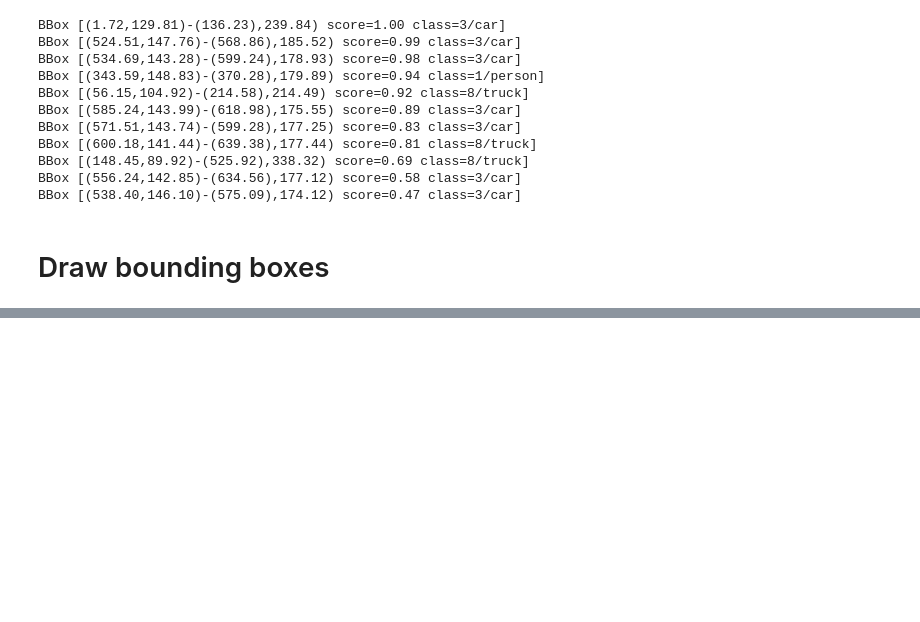
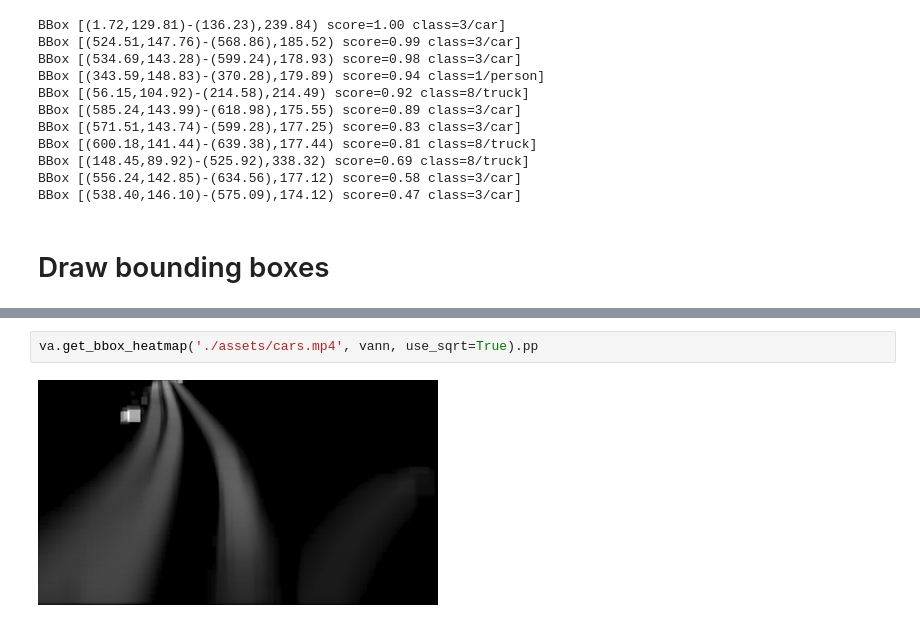
Before and after one commit to bwosh/annovid, a Jupyter notebook: demo.ipynb, the cells around one changed output, grey strips where cells are left out. Drawn from its saved outputs; the diff is of its cells as text; blank space fills up the shorter version.

```diff
--- a/demo.ipynb
+++ b/demo.ipynb
@@ -116,0 +174,4 @@ bbox_image.preview()
+# %%
+va.get_bbox_heatmap('./assets/cars.mp4', vann, use_sqrt=True).pp
+# %% [output]
+[figure, added]
```
Also changed, not shown: parts of 20 cells of this notebook, 8 other files.
